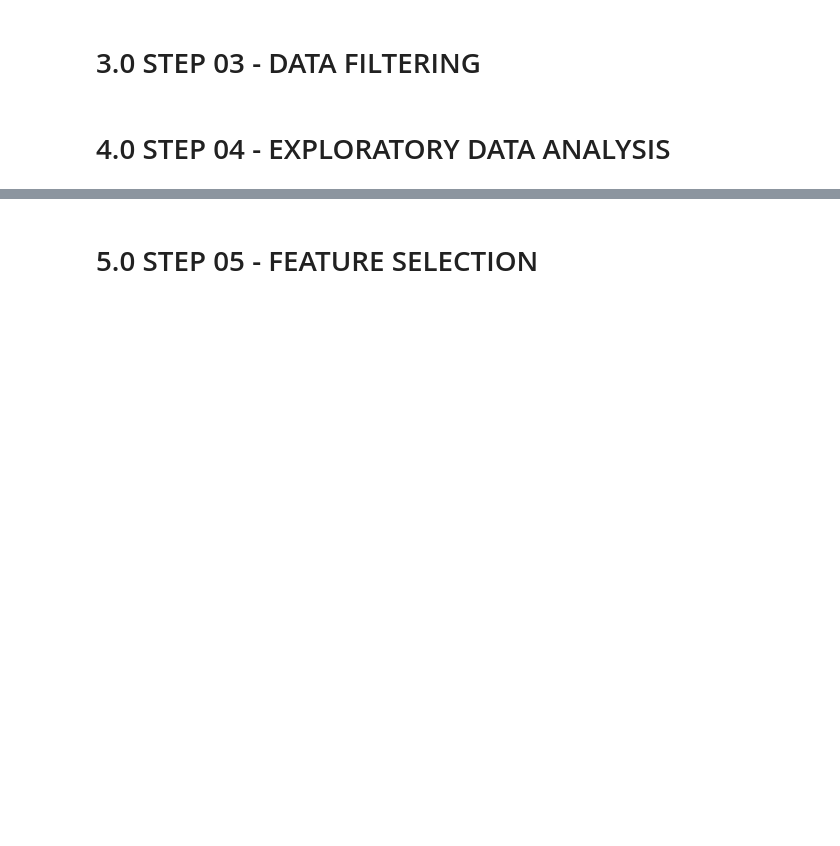
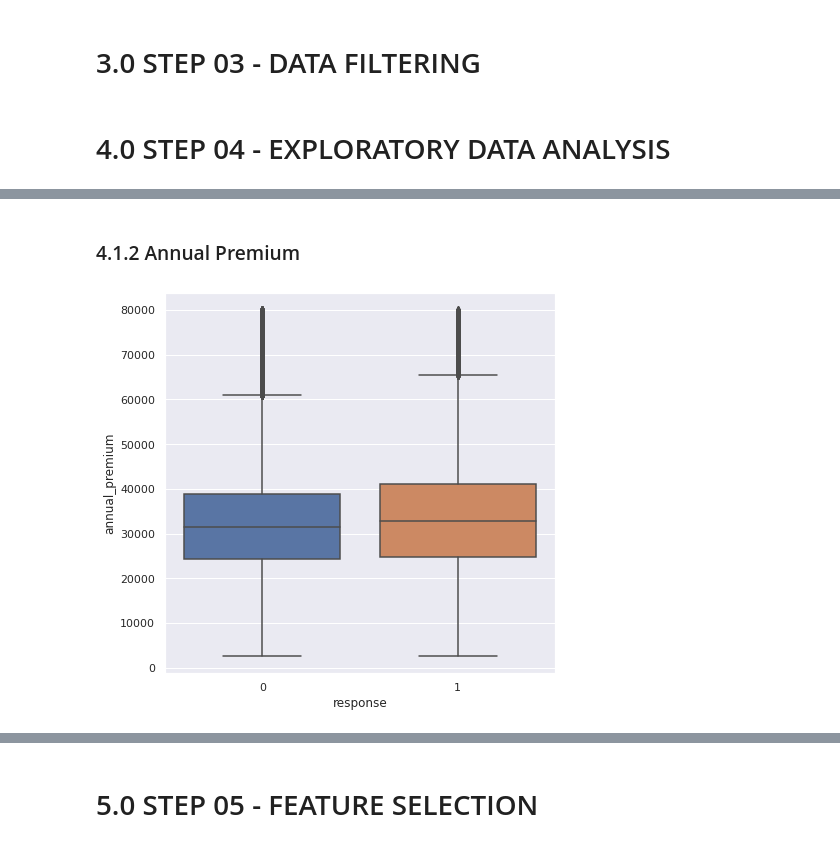
Before and after one commit to JeffersonMedines/health_insurance_cross_sell, a Jupyter notebook: notebooks/m01_v01_health_insurance_cross_sell.ipynb, the cells around one changed output, grey strips where cells are left out. Cells and saved outputs as stored; diff of their text form; code cells hidden in the pictures; blank space fills up the shorter version.

```diff
--- a/notebooks/m01_v01_health_insurance_cross_sell.ipynb
+++ b/notebooks/m01_v01_health_insurance_cross_sell.ipynb
@@ -198,0 +272,9 @@ sns.barplot( x='vehicle_age', y='id', hue='response', data=aux1 )
+# %% [markdown]
+### 4.1.2 Annual Premium
+# %%
+# annual_premium
+sns.set(rc={'figure.figsize':(7, 7)})
+aux1 = df4[df4['annual_premium'] < 80000]
+sns.boxplot( x='response', y='annual_premium', data=aux1 );
+# %% [output]
+[figure, added]
```
Also changed, not shown: parts of 32 cells of this notebook.
